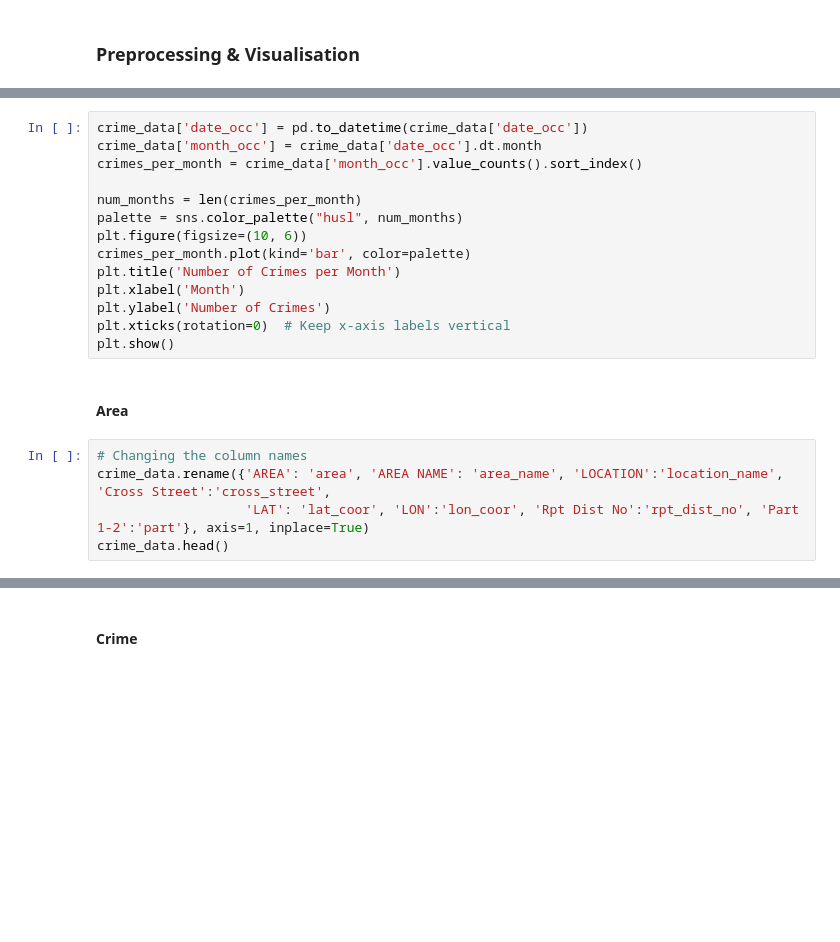
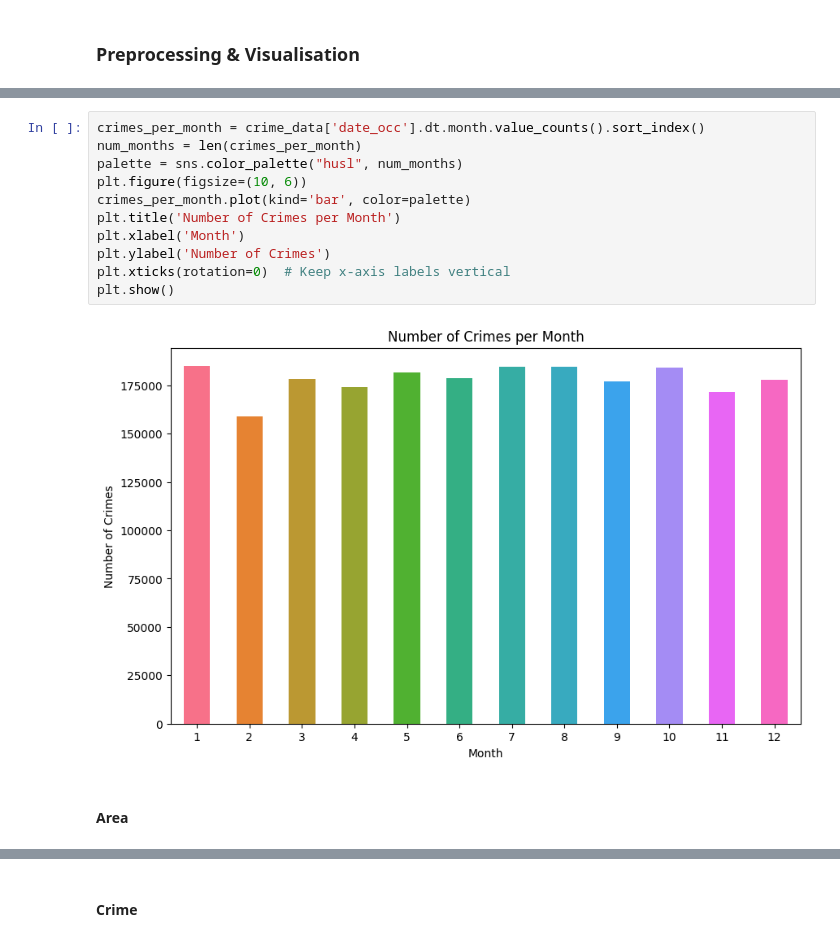
Before and after one commit to iremhttp/CrimeDetection, a Jupyter notebook: main.ipynb, the cells around one changed output, grey strips where cells are left out. Saved outputs shown, nothing was run; the diff lists cells and outputs as text; blank space fills up the shorter version.

```diff
--- a/main.ipynb
+++ b/main.ipynb
@@ -138,24 +212,18 @@ plt.show()
 # %%
-crime_data['date_occ'] = pd.to_datetime(crime_data['date_occ'])
-crime_data['month_occ'] = crime_data['date_occ'].dt.month
-crimes_per_month = crime_data['month_occ'].value_counts().sort_index()
-
+crimes_per_month = crime_data['date_occ'].dt.month.value_counts().sort_index()
 num_months = len(crimes_per_month)
 palette = sns.color_palette("husl", num_months)
 plt.figure(figsize=(10, 6))
 crimes_per_month.plot(kind='bar', color=palette)
 plt.title('Number of Crimes per Month')
 plt.xlabel('Month')
 plt.ylabel('Number of Crimes')
 plt.xticks(rotation=0)  # Keep x-axis labels vertical
 plt.show()
+# %% [output]
+[figure, added]
 # %% [markdown]
 #### Area
-# %%
-# Changing the column names
-crime_data.rename({'AREA': 'area', 'AREA NAME': 'area_name', 'LOCATION':'location_name', 'Cross Street':'cross_street',
-                   'LAT': 'lat_coor', 'LON':'lon_coor', 'Rpt Dist No':'rpt_dist_no', 'Part 1-2':'part'}, axis=1, inplace=True)
-crime_data.head()
 # %%
 # Grouping data by 'AREA NAME' and counting occurrences
 crime_by_area = crime_data['area_name'].value_counts()
```
Also changed, not shown: parts of 47 cells of this notebook, 1 other file.
